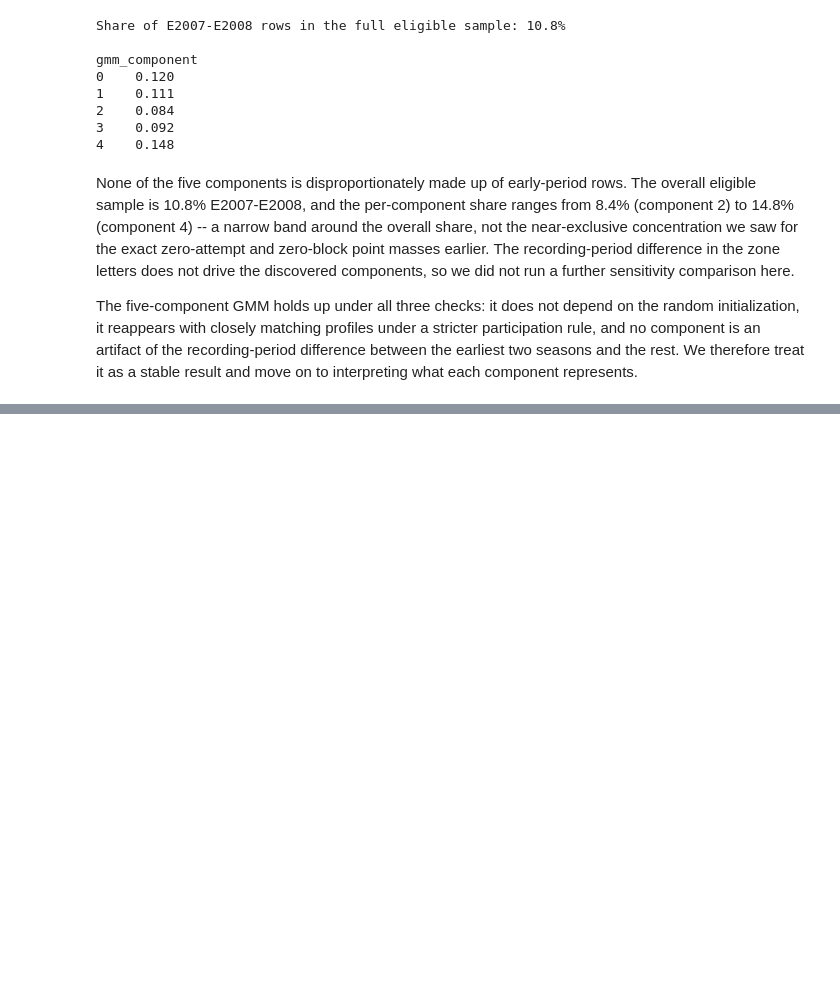
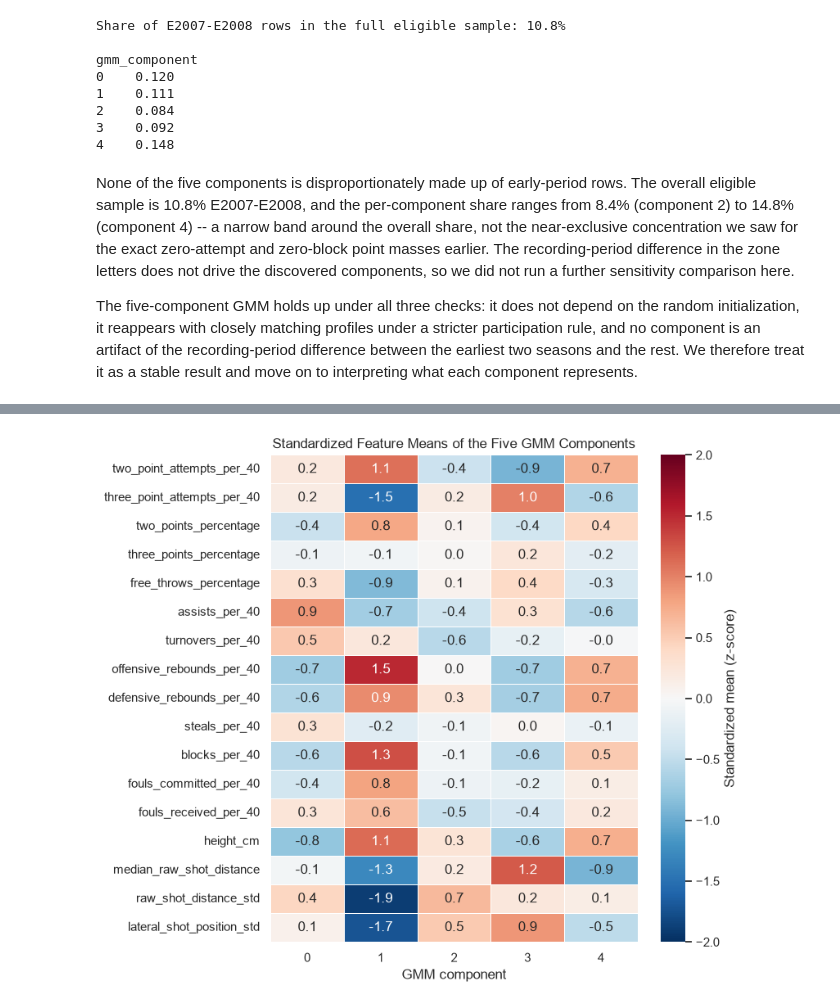
Before and after one commit to DoronWolinsky/Yuval-and-Doron-s-final-project---EuroLeague-player-roles, a Jupyter notebook: notebooks/EuroLeague_Player_Roles_Project.ipynb, the cells around one changed output, grey strips where cells are left out. Drawn from its saved outputs; the diff is of its cells as text; code cells hidden in the pictures; blank space fills up the shorter version.

```diff
--- a/notebooks/EuroLeague_Player_Roles_Project.ipynb
+++ b/notebooks/EuroLeague_Player_Roles_Project.ipynb
@@ -3246,0 +3253,15 @@ what each component represents.
+# %%
+cluster_profile = X_scaled.groupby(gmm_labels).mean().T
+
+fig, ax = plt.subplots(figsize=(8, 7))
+sns.heatmap(cluster_profile, cmap="RdBu_r", center=0, vmin=-2, vmax=2, annot=True, fmt=".1f",
+           cbar_kws={"label": "Standardized mean (z-score)"}, ax=ax, linewidths=0.4,
+           linecolor="white")
+ax.set_title("Standardized Feature Means of the Five GMM Components")
+ax.set_xlabel("GMM component")
+ax.set_ylabel("")
+fig.tight_layout()
+fig.savefig(FIG_DIR / "gmm_cluster_profiles.png", dpi=150, bbox_inches="tight")
+plt.show()
+# %% [output]
+[figure, added]
```
Also changed, not shown: parts of 9 cells of this notebook, 4 other files.
